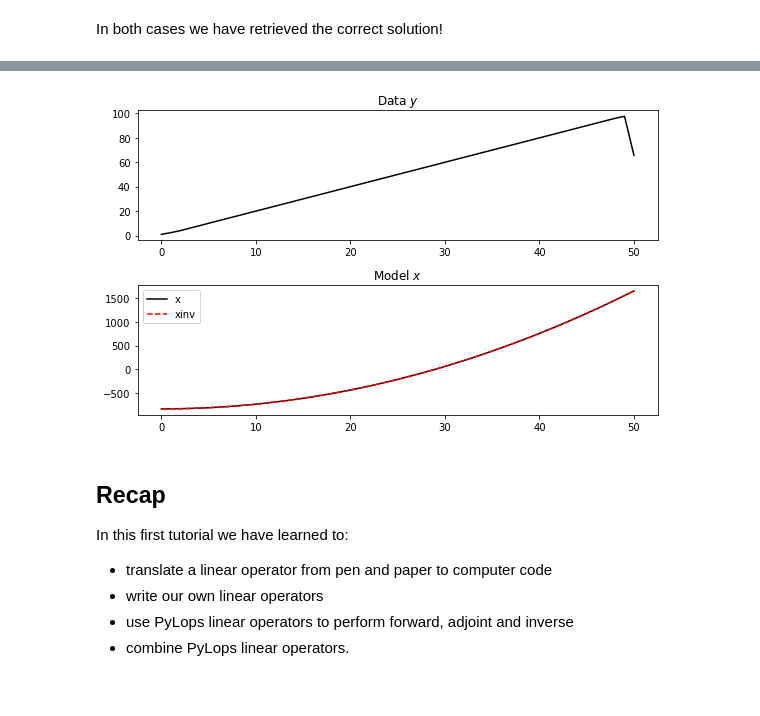
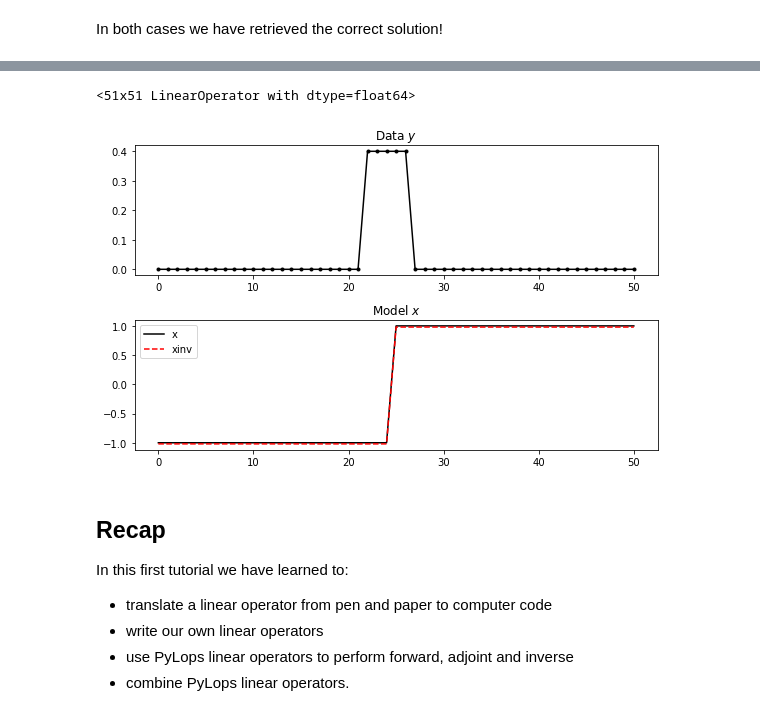
Before and after one commit to PyLops/pylops_pydata2020, a Jupyter notebook: Intro.ipynb, the cells around one changed output, grey strips where cells are left out. Cells and saved outputs as stored; diff of their text form; code cells hidden in the pictures.

Commit message:
Added figures to Intro notebook

```diff
--- a/Intro.ipynb
+++ b/Intro.ipynb
@@ -359,32 +344,34 @@ $$\mathbf{y} = \mathbf{S} \mathbf{D} \mathbf{x}$$
 Let's create it first and attempt to invert it afterwards.
 # %%
 nx = 51
-x = np.arange(nx) ** 2
-x -= x[29] # least-norm solution
+x = np.ones(nx)
+x[:nx//2] = -1
 
-Dop = pylops.FirstDerivative(nx, edge=True)
-Sop = pylops.Smoothing1D(3, nx)
+Dop = pylops.FirstDerivative(nx, edge=True, kind='forward')
+Sop = pylops.Smoothing1D(5, nx)
 
 # Chain the two operators
 Op = Sop * Dop
+print(Op)
 
 # Create data
 y = Op * x
 
 # Invert
 xinv = Op / y
 xinv = pylops.optimization.leastsquares.NormalEquationsInversion(Op, [pylops.Identity(nx)], y, epsRs=[1e-3,])
 
 fig, (ax1, ax2) = plt.subplots(2, 1, figsize=(8, 5))
-ax1.plot(y, 'k')
+ax1.plot(y, '.-k')
 ax1.set_title(r"Data $y$")
 ax2.plot(x, 'k', label='x')
 ax2.plot(xinv, '--r', label='xinv')
 ax2.legend()
 ax2.set_title(r"Model $x$")
 plt.tight_layout()
 # %% [output]
+<51x51 LinearOperator with dtype=float64>
-[figure, old version]
+[figure, new version]
 # %% [markdown]
 ## Recap
 
```
Also changed, not shown: parts of 16 cells of this notebook, 7 other files.
